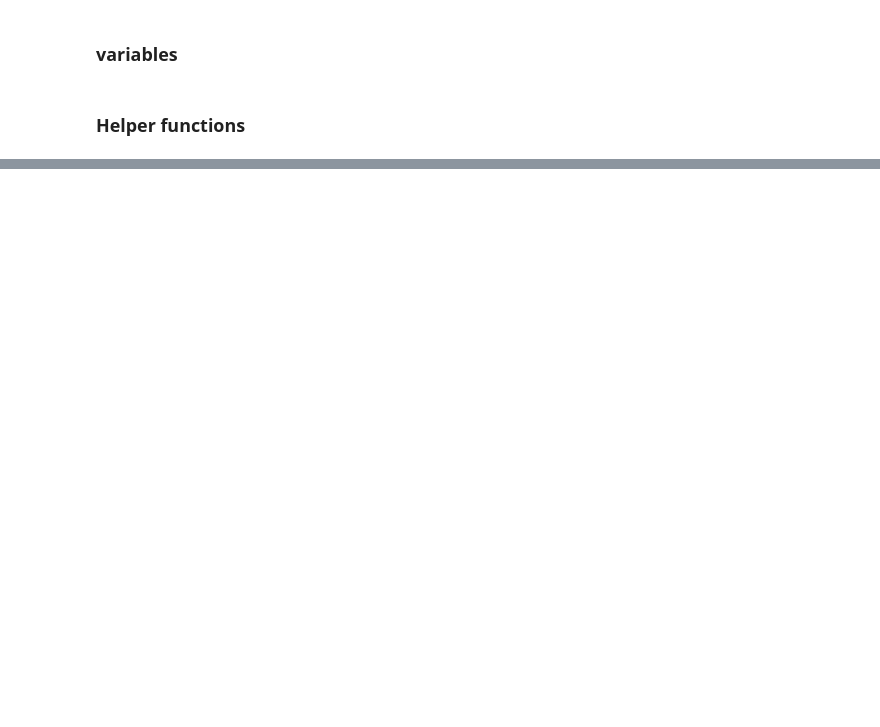
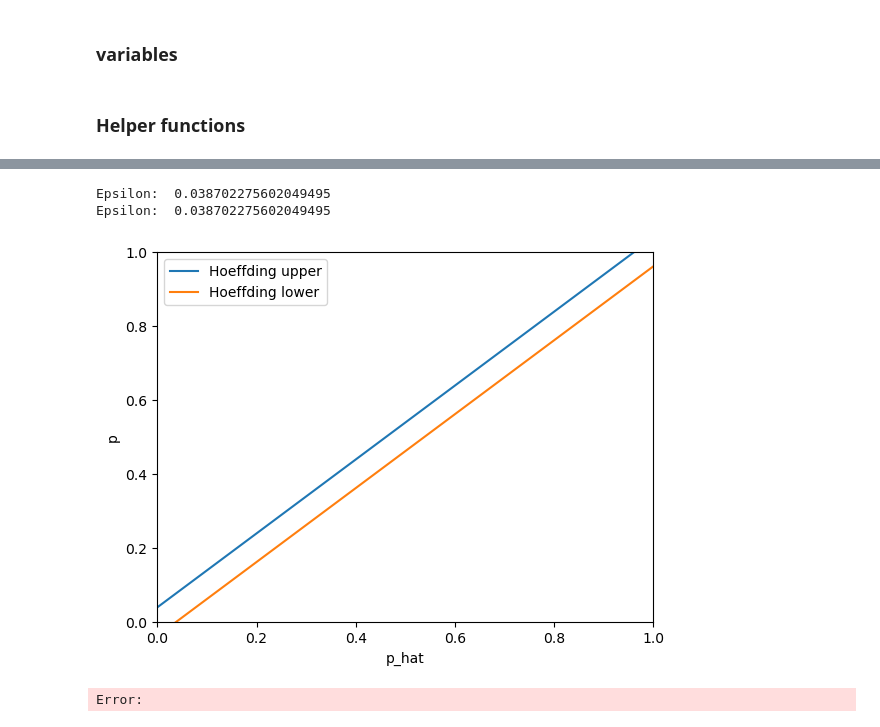
Before and after one commit to Husted42/machineLearning, a Jupyter notebook: bounds2.0.ipynb, the cells around one changed output, grey strips where cells are left out. Saved outputs shown, nothing was run; the diff lists cells and outputs as text; code cells hidden in the pictures; blank space fills up the shorter version.

```diff
--- a/bounds2.0.ipynb
+++ b/bounds2.0.ipynb
@@ -5,9 +5,9 @@ import math
 # %% [markdown]
 ### variables
 # %%
-delta = 0.01
-n = 10000
-prob = np.arange(0, delta+1, delta)
+delta = 0.05
+n = 1000
+prob = np.arange(0.0000001, delta+1, delta)
 # %%
 np.random.seed(seed=42)
 # %% [markdown]
@@ -169,0 +110,27 @@ The closest point to 0.0013815610552964607 is 0.0
+# %%
+def hoeffding_():
+    epsilon = math.sqrt(math.log(1/delta)/(2*n))
+    print("Epsilon: ", epsilon)
+    values = []
+    for i in prob:
+        i = i - epsilon
+        values.append(i)
+    return values
+
+# Plotting the data
+plt.plot(prob, hoeffding(), label='Hoeffding upper')
+plt.plot(prob, hoeffding_(), label='Hoeffding lower')
+
+# Adding labels and title
+plt.xlabel('p_hat')
+plt.ylabel('p')
+plt.xlim(0.0, 1)
+plt.ylim(0.0, 1)
+plt.legend()
+
+plt.show()
+# %% [output]
+Epsilon:  0.038702275602049495
+Epsilon:  0.038702275602049495
+[figure, added]
+Error:
```
Also changed, not shown: parts of 8 cells of this notebook, 1 other file.
